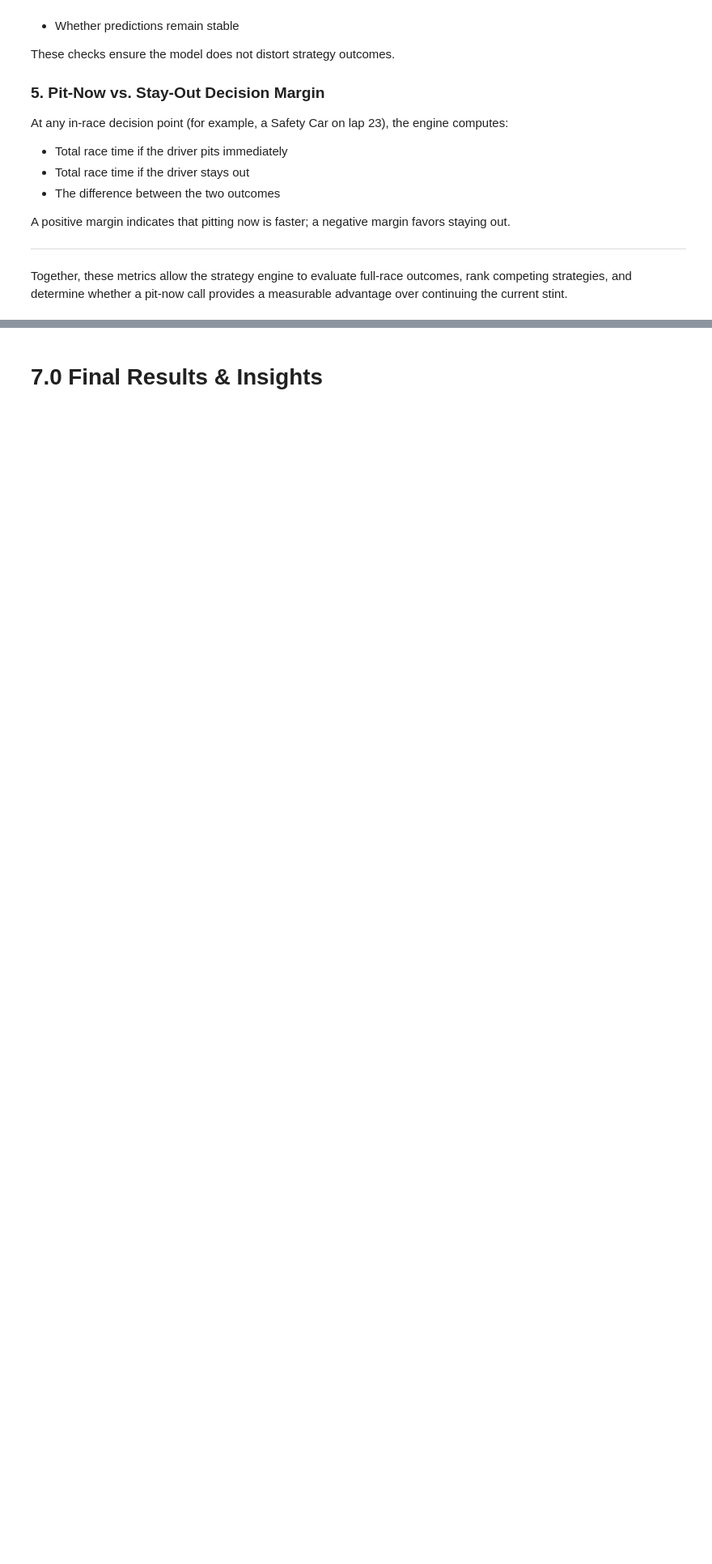
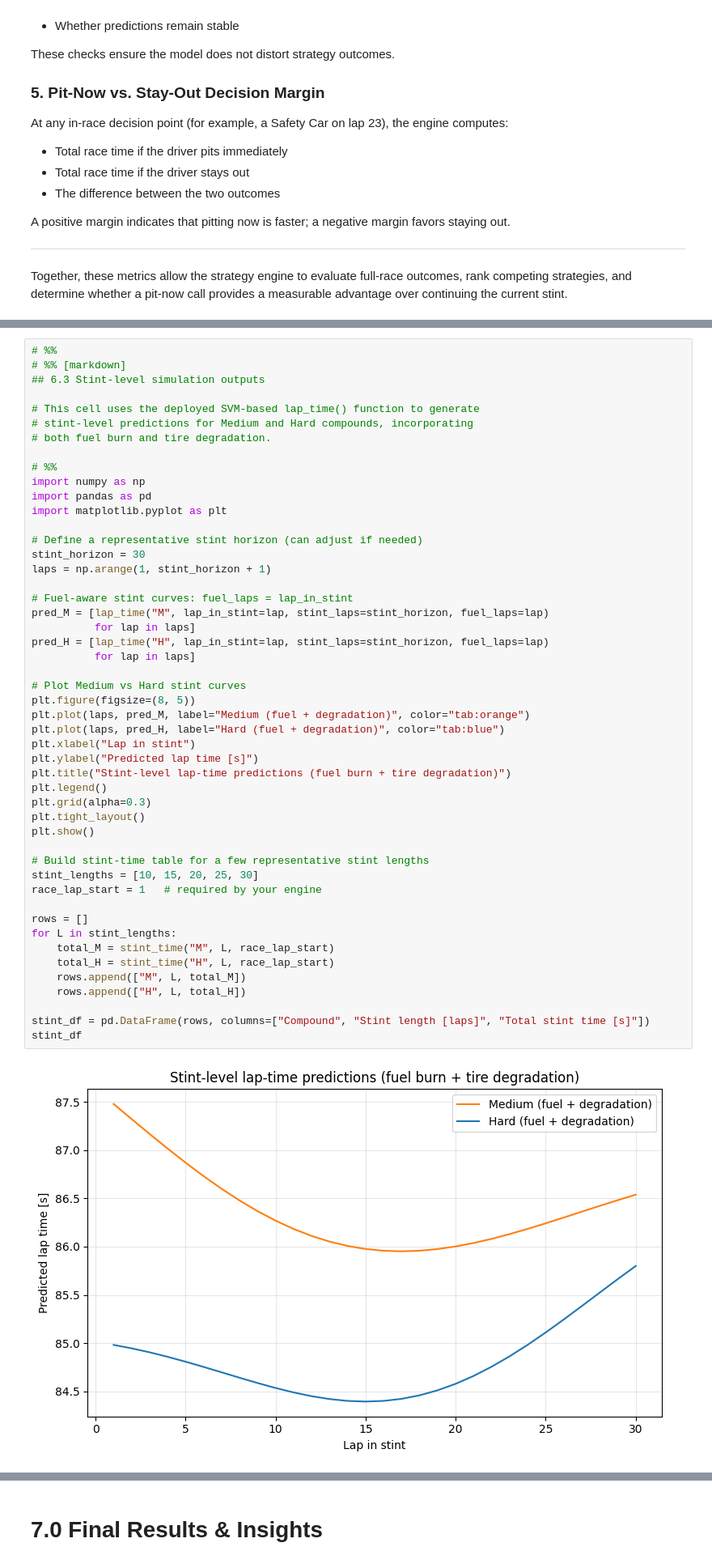
Before and after one commit to jeffreylgoode/f1-capstone-project, a Jupyter notebook: notebooks/f1.ipynb, the cells around one changed output, grey strips where cells are left out. Shown at 81% size. Drawn from its saved outputs; the diff is of its cells as text; blank space fills up the shorter version.

Commit message:
Updated section 6.3 with plots and narrative.

```diff
--- a/notebooks/f1.ipynb
+++ b/notebooks/f1.ipynb
@@ -3417,0 +3371,51 @@ These results demonstrate that the strategy engine is functioning as intended an
+# %%
+# %%
+# %% [markdown]
+## 6.3 Stint-level simulation outputs
+
+# This cell uses the deployed SVM-based lap_time() function to generate
+# stint-level predictions for Medium and Hard compounds, incorporating
+# both fuel burn and tire degradation.
+
+# %%
+import numpy as np
+import pandas as pd
+import matplotlib.pyplot as plt
+
+# Define a representative stint horizon (can adjust if needed)
+stint_horizon = 30
+laps = np.arange(1, stint_horizon + 1)
+
+# Fuel-aware stint curves: fuel_laps = lap_in_stint
+pred_M = [lap_time("M", lap_in_stint=lap, stint_laps=stint_horizon, fuel_laps=lap)
+          for lap in laps]
+pred_H = [lap_time("H", lap_in_stint=lap, stint_laps=stint_horizon, fuel_laps=lap)
+          for lap in laps]
+
+# Plot Medium vs Hard stint curves
+plt.figure(figsize=(8, 5))
+plt.plot(laps, pred_M, label="Medium (fuel + degradation)", color="tab:orange")
+plt.plot(laps, pred_H, label="Hard (fuel + degradation)", color="tab:blue")
+plt.xlabel("Lap in stint")
+plt.ylabel("Predicted lap time [s]")
+plt.title("Stint-level lap-time predictions (fuel burn + tire degradation)")
+plt.legend()
+plt.grid(alpha=0.3)
+plt.tight_layout()
+plt.show()
+
+# Build stint-time table for a few representative stint lengths
+stint_lengths = [10, 15, 20, 25, 30]
+race_lap_start = 1   # required by your engine
+
+rows = []
+for L in stint_lengths:
+    total_M = stint_time("M", L, race_lap_start)
+    total_H = stint_time("H", L, race_lap_start)
+    rows.append(["M", L, total_M])
+    rows.append(["H", L, total_H])
+
+stint_df = pd.DataFrame(rows, columns=["Compound", "Stint length [laps]", "Total stint time [s]"])
+stint_df
+# %% [output]
+[figure, added]
```
Also changed, not shown: parts of 11 cells of this notebook.
